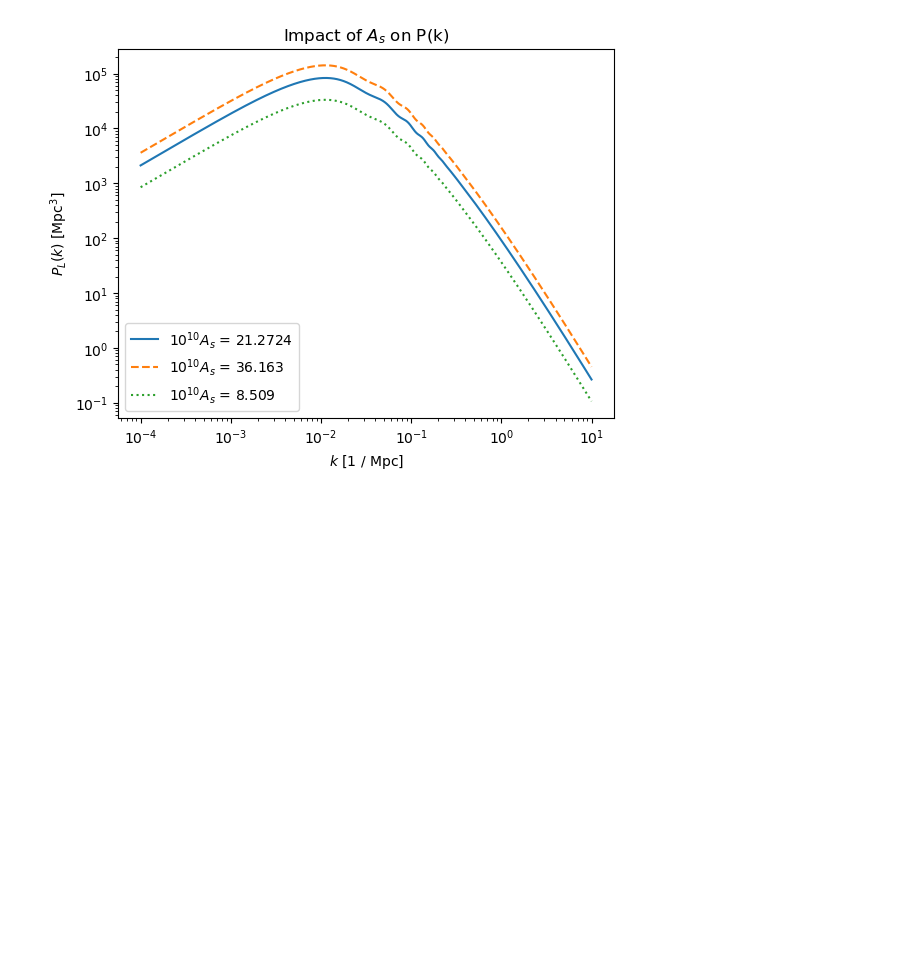
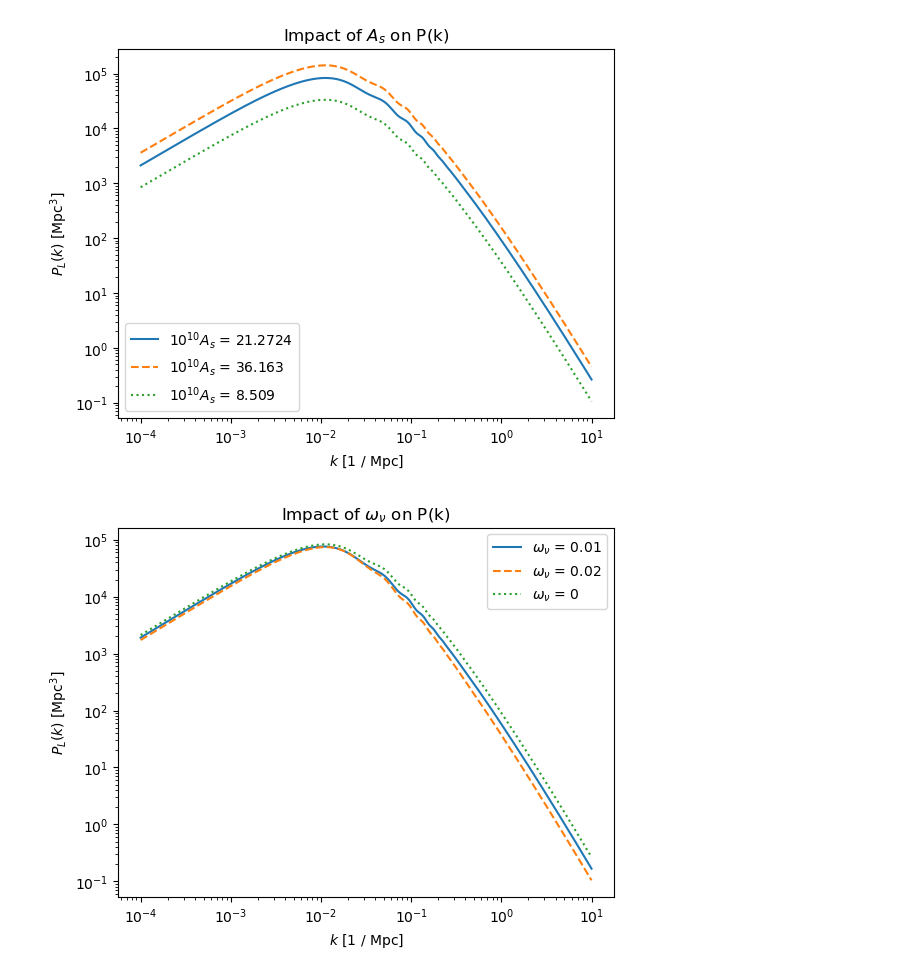
Before and after one commit to 3276908917/Master, a Jupyter notebook: CAMB_notebooks/thesis_paper/impact_of_the_five.ipynb, the cells around one changed output. Drawn from its saved outputs; the diff is of its cells as text; code cells hidden in the pictures; blank space fills up the shorter version.

```diff
--- a/CAMB_notebooks/thesis_paper/impact_of_the_five.ipynb
+++ b/CAMB_notebooks/thesis_paper/impact_of_the_five.ipynb
@@ -134,3 +134,42 @@ for i in range(len(parameters_to_naively_vary)):
 [figure]
 [figure]
 [figure]
+# %%
+parameter = "ombh2"
+TeX = r"$\omega_\nu$"
+hi_val = 0.02
+med_val = 0.01
+lo_val = 0
+
+hi_cosmology = ci.specify_neutrino_mass(m0, hi_val, 1)
+hi_k, hi_z, hi_p, hi_s = ci.evaluate_cosmology(hi_cosmology, hubble_units=False)
+
+med_cosmology = ci.specify_neutrino_mass(m0, med_val, 1)
+med_k, med_z, med_p, med_s = ci.evaluate_cosmology(med_cosmology, hubble_units=False)
+
+lo_cosmology = cp.deepcopy(m0)
+lo_k, lo_z, lo_p, lo_s = ci.evaluate_cosmology(lo_cosmology, hubble_units=False)
+
+fig = plt.figure()
+ax = fig.gca()
+
+ax.set_title("Impact of " + TeX + " on P(k)")
+ax.set_xlabel("$k$ [1 / Mpc]")
+ax.set_ylabel("$P_L(k)$ [Mpc$^3$]")
+
+ax.loglog(med_k, med_p, label=TeX + " = " + str(np.around(med_val, 4)),
+          linestyle="solid")
+ax.loglog(hi_k, hi_p, label=TeX + " = " + str(np.around(hi_val, 4)),
+           linestyle="dashed")
+ax.loglog(lo_k, lo_p, label=TeX + " = " + str(np.around(lo_val, 4)),
+           linestyle="dotted")
+
+#ax.tick_params(labelsize=24)
+
+#plt.xticks(weight = 'bold')
+plt.legend()
+
+plt.savefig("plots/" + parameter + "_impact_on_Pk.png", bbox_inches='tight')
+plt.show()
+# %% [output]
+[figure, added]
```
Also changed, not shown: parts of 3 cells of this notebook, 2 other files.
